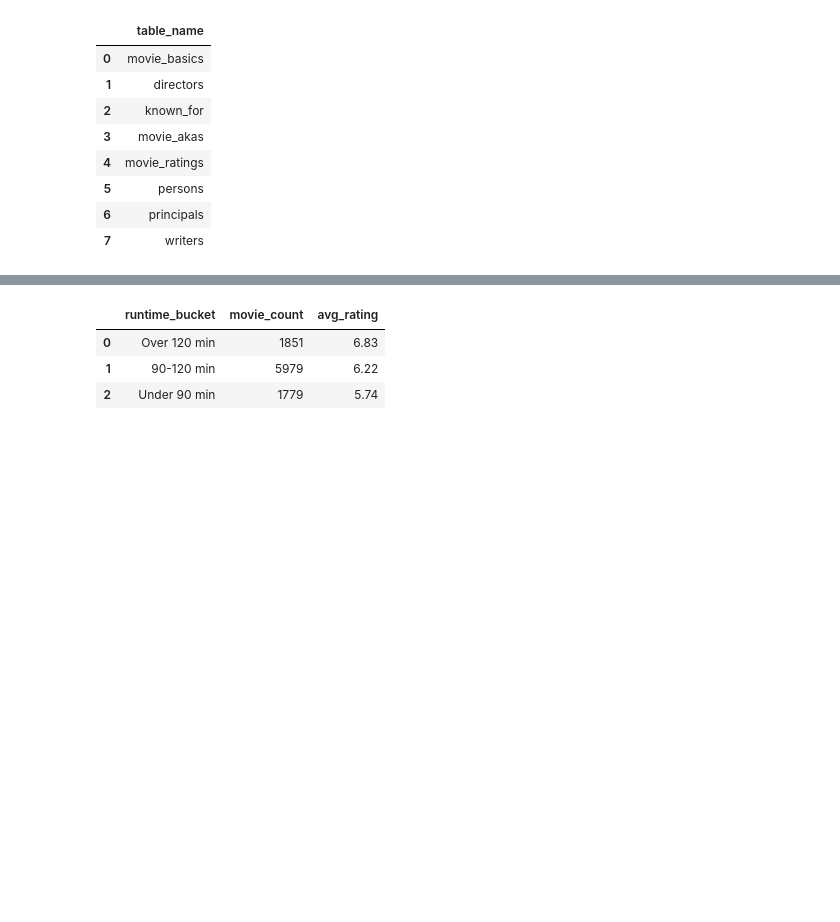
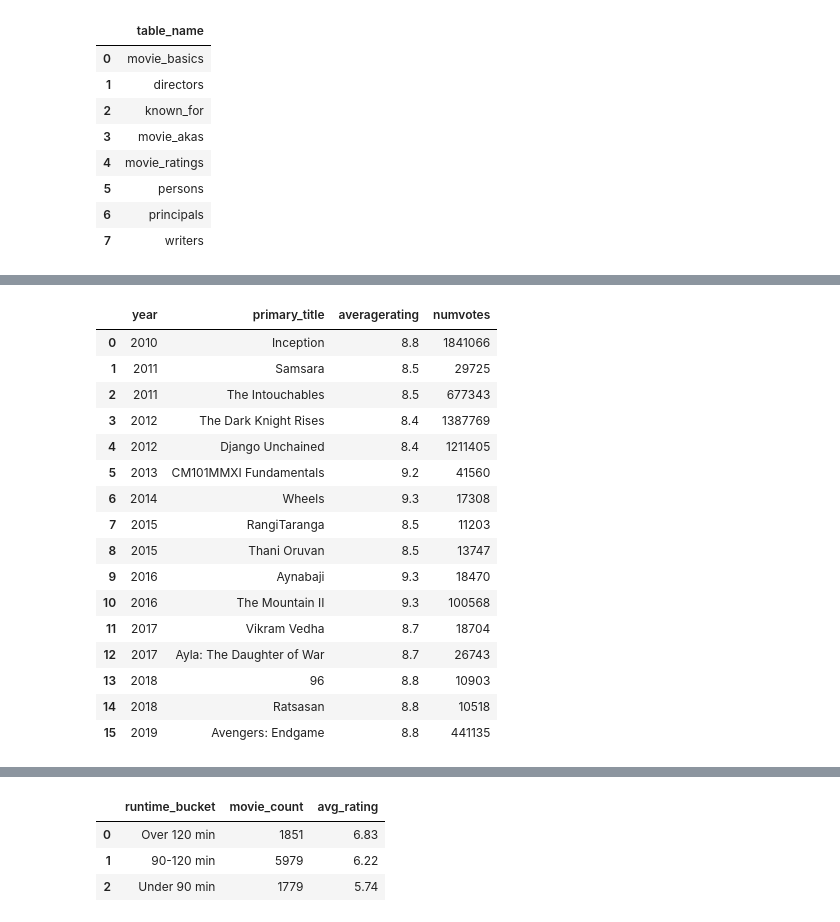
Before and after one commit to oliverkiplagat/dsc-sql-summative-lab, a Jupyter notebook: SQLSummativeLab.ipynb, the cells around one changed output, grey strips where cells are left out. Saved outputs shown, nothing was run; the diff lists cells and outputs as text; code cells hidden in the pictures; blank space fills up the shorter version.

```diff
--- a/SQLSummativeLab.ipynb
+++ b/SQLSummativeLab.ipynb
@@ -1000,0 +1001,38 @@ plt.show()
+# %%
+year_champions = pd.read_sql("""
+SELECT year, primary_title, averagerating, numvotes
+FROM (
+    SELECT
+        mb.start_year AS year,
+        mb.primary_title,
+        mr.averagerating,
+        mr.numvotes,
+        RANK() OVER (PARTITION BY mb.start_year ORDER BY mr.averagerating DESC) AS rank_in_year
+    FROM movie_basics mb
+    JOIN movie_ratings mr ON mb.movie_id = mr.movie_id
+    WHERE mb.start_year BETWEEN 2010 AND 2019
+        AND mr.numvotes >= 10000
+)
+WHERE rank_in_year = 1
+ORDER BY year;
+""", conn4)
+
+year_champions
+# %% [output]
+|  | year | primary_title | averagerating | numvotes |
+| 0 | 2010 | Inception | 8.8 | 1841066 |
+| 1 | 2011 | Samsara | 8.5 | 29725 |
+| 2 | 2011 | The Intouchables | 8.5 | 677343 |
+| 3 | 2012 | The Dark Knight Rises | 8.4 | 1387769 |
+| 4 | 2012 | Django Unchained | 8.4 | 1211405 |
+| 5 | 2013 | CM101MMXI Fundamentals | 9.2 | 41560 |
+| 6 | 2014 | Wheels | 9.3 | 17308 |
+| 7 | 2015 | RangiTaranga | 8.5 | 11203 |
+| 8 | 2015 | Thani Oruvan | 8.5 | 13747 |
+| 9 | 2016 | Aynabaji | 9.3 | 18470 |
+| 10 | 2016 | The Mountain II | 9.3 | 100568 |
+| 11 | 2017 | Vikram Vedha | 8.7 | 18704 |
+| 12 | 2017 | Ayla: The Daughter of War | 8.7 | 26743 |
+| 13 | 2018 | 96 | 8.8 | 10903 |
+| 14 | 2018 | Ratsasan | 8.8 | 10518 |
+| 15 | 2019 | Avengers: Endgame | 8.8 | 441135 |
```
Also changed, not shown: parts of 5 cells of this notebook.
